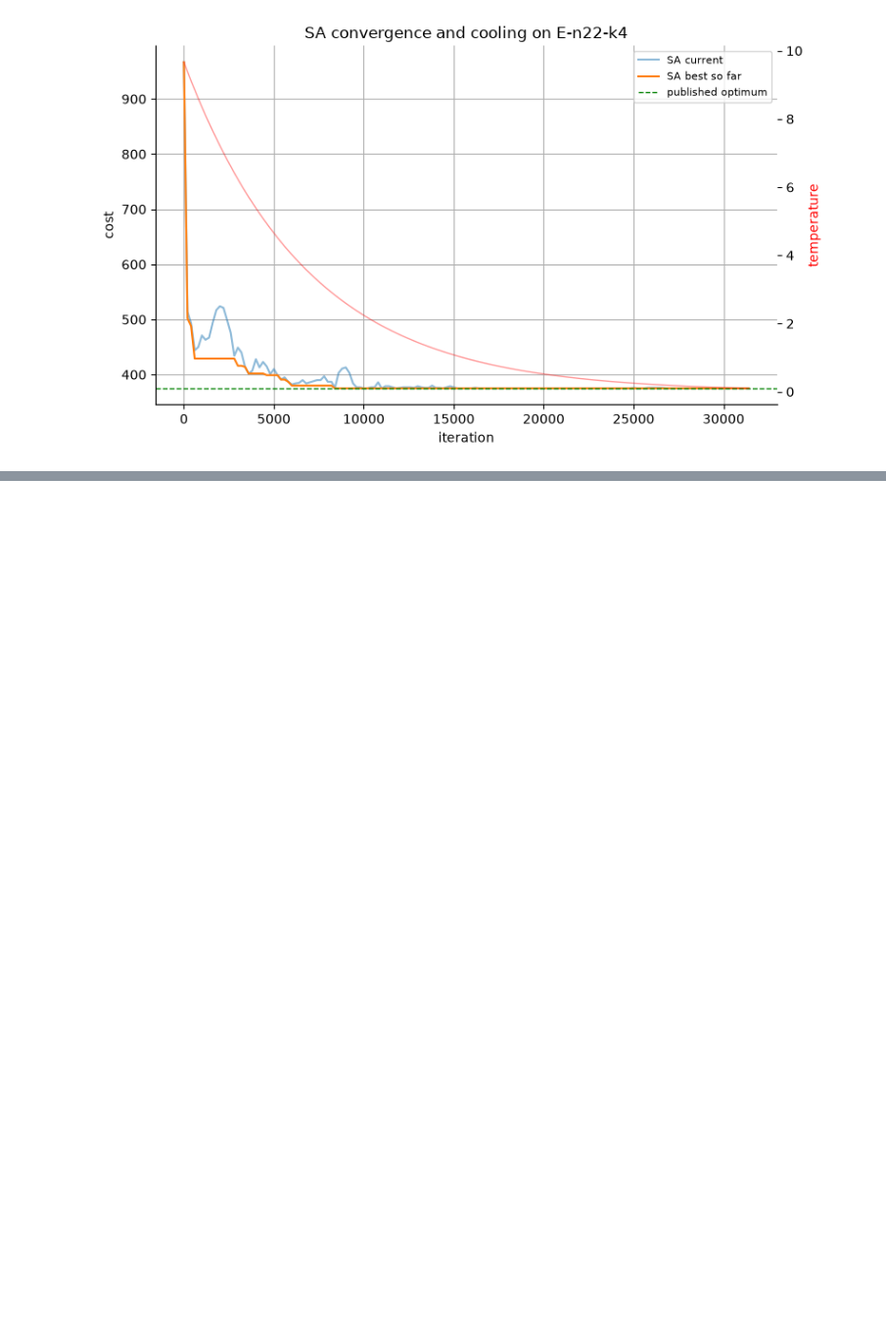
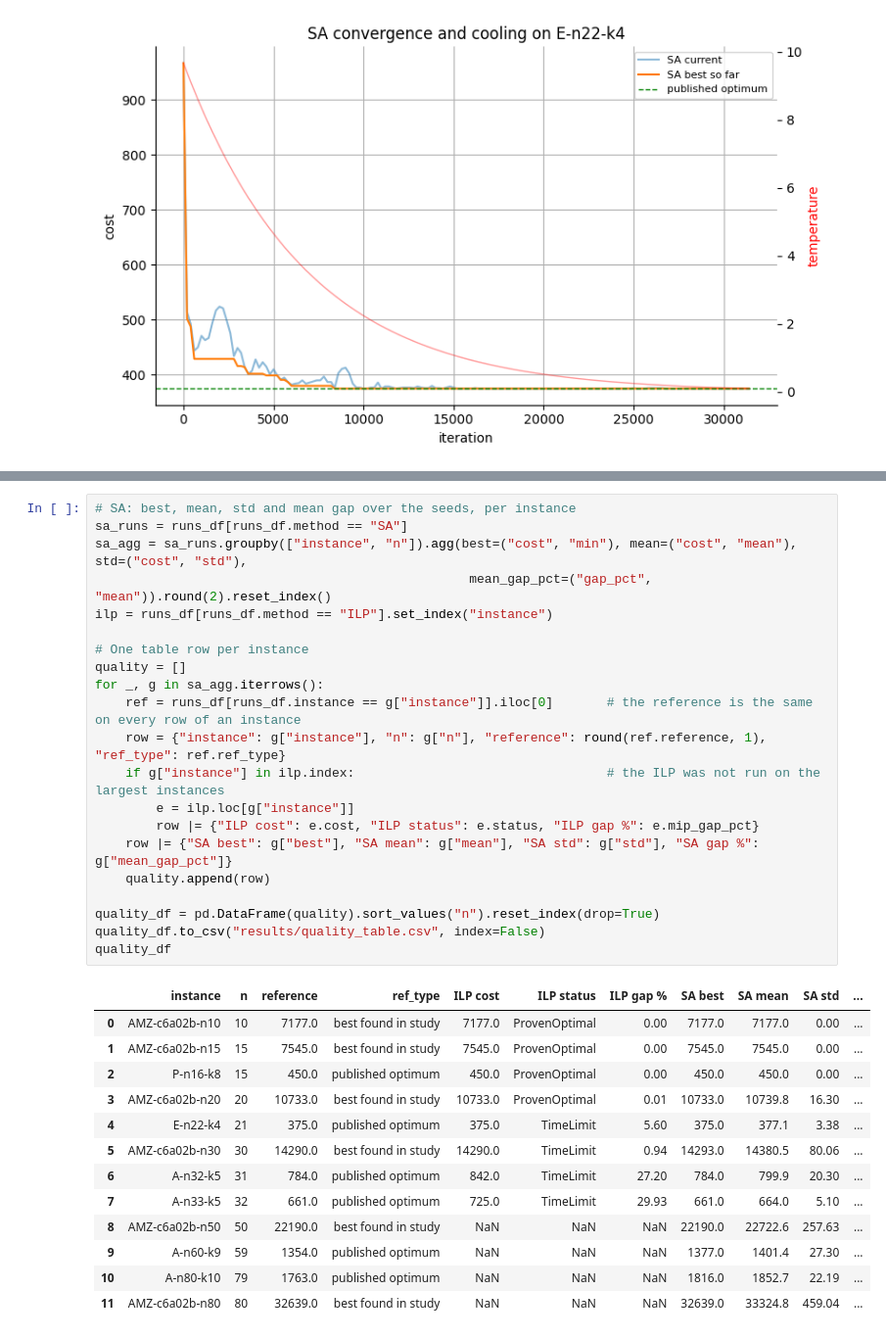
Before and after one commit to Ishara-Mee/IT-5082-OM-Assignment, a Jupyter notebook: IT-5082-OM- CVRP Optimization.ipynb, the cells around one changed output, grey strips where cells are left out. Shown at 98% size. Saved outputs shown, nothing was run; the diff lists cells and outputs as text; blank space fills up the shorter version.

Commit message:
Add experiment runner and solution quality table
Run the ILP and SA (10 seeds) on every instance, save the runs, and build the quality table with the gap to the reference.

```diff
--- a/IT-5082-OM- CVRP Optimization.ipynb
+++ b/IT-5082-OM- CVRP Optimization.ipynb
@@ -872,0 +956,35 @@ plt.show()
+# %%
+# SA: best, mean, std and mean gap over the seeds, per instance
+sa_runs = runs_df[runs_df.method == "SA"]
+sa_agg = sa_runs.groupby(["instance", "n"]).agg(best=("cost", "min"), mean=("cost", "mean"), std=("cost", "std"),
+                                                 mean_gap_pct=("gap_pct", "mean")).round(2).reset_index()
+ilp = runs_df[runs_df.method == "ILP"].set_index("instance")
+
+# One table row per instance
+quality = []
+for _, g in sa_agg.iterrows():
+    ref = runs_df[runs_df.instance == g["instance"]].iloc[0]       # the reference is the same on every row of an instance
+    row = {"instance": g["instance"], "n": g["n"], "reference": round(ref.reference, 1), "ref_type": ref.ref_type}
+    if g["instance"] in ilp.index:                                 # the ILP was not run on the largest instances
+        e = ilp.loc[g["instance"]]
+        row |= {"ILP cost": e.cost, "ILP status": e.status, "ILP gap %": e.mip_gap_pct}
+    row |= {"SA best": g["best"], "SA mean": g["mean"], "SA std": g["std"], "SA gap %": g["mean_gap_pct"]}
+    quality.append(row)
+
+quality_df = pd.DataFrame(quality).sort_values("n").reset_index(drop=True)
+quality_df.to_csv("results/quality_table.csv", index=False)
+quality_df
+# %% [output]
+|  | instance | n | reference | ref_type | ILP cost | ILP status | ILP gap % | SA best | SA mean | SA std | ... |
+| 0 | AMZ-c6a02b-n10 | 10 | 7177.0 | best found in study | 7177.0 | ProvenOptimal | 0.00 | 7177.0 | 7177.0 | 0.00 | ... |
+| 1 | AMZ-c6a02b-n15 | 15 | 7545.0 | best found in study | 7545.0 | ProvenOptimal | 0.00 | 7545.0 | 7545.0 | 0.00 | ... |
+| 2 | P-n16-k8 | 15 | 450.0 | published optimum | 450.0 | ProvenOptimal | 0.00 | 450.0 | 450.0 | 0.00 | ... |
+| 3 | AMZ-c6a02b-n20 | 20 | 10733.0 | best found in study | 10733.0 | ProvenOptimal | 0.01 | 10733.0 | 10739.8 | 16.30 | ... |
+| 4 | E-n22-k4 | 21 | 375.0 | published optimum | 375.0 | TimeLimit | 5.60 | 375.0 | 377.1 | 3.38 | ... |
+| 5 | AMZ-c6a02b-n30 | 30 | 14290.0 | best found in study | 14290.0 | TimeLimit | 0.94 | 14293.0 | 14380.5 | 80.06 | ... |
+| 6 | A-n32-k5 | 31 | 784.0 | published optimum | 842.0 | TimeLimit | 27.20 | 784.0 | 799.9 | 20.30 | ... |
+| 7 | A-n33-k5 | 32 | 661.0 | published optimum | 725.0 | TimeLimit | 29.93 | 661.0 | 664.0 | 5.10 | ... |
+| 8 | AMZ-c6a02b-n50 | 50 | 22190.0 | best found in study | NaN | NaN | NaN | 22190.0 | 22722.6 | 257.63 | ... |
+| 9 | A-n60-k9 | 59 | 1354.0 | published optimum | NaN | NaN | NaN | 1377.0 | 1401.4 | 27.30 | ... |
+| 10 | A-n80-k10 | 79 | 1763.0 | published optimum | NaN | NaN | NaN | 1816.0 | 1852.7 | 22.19 | ... |
+| 11 | AMZ-c6a02b-n80 | 80 | 32639.0 | best found in study | NaN | NaN | NaN | 32639.0 | 33324.8 | 459.04 | ... |
```
Also changed, not shown: parts of 6 cells of this notebook, 3 other files.
